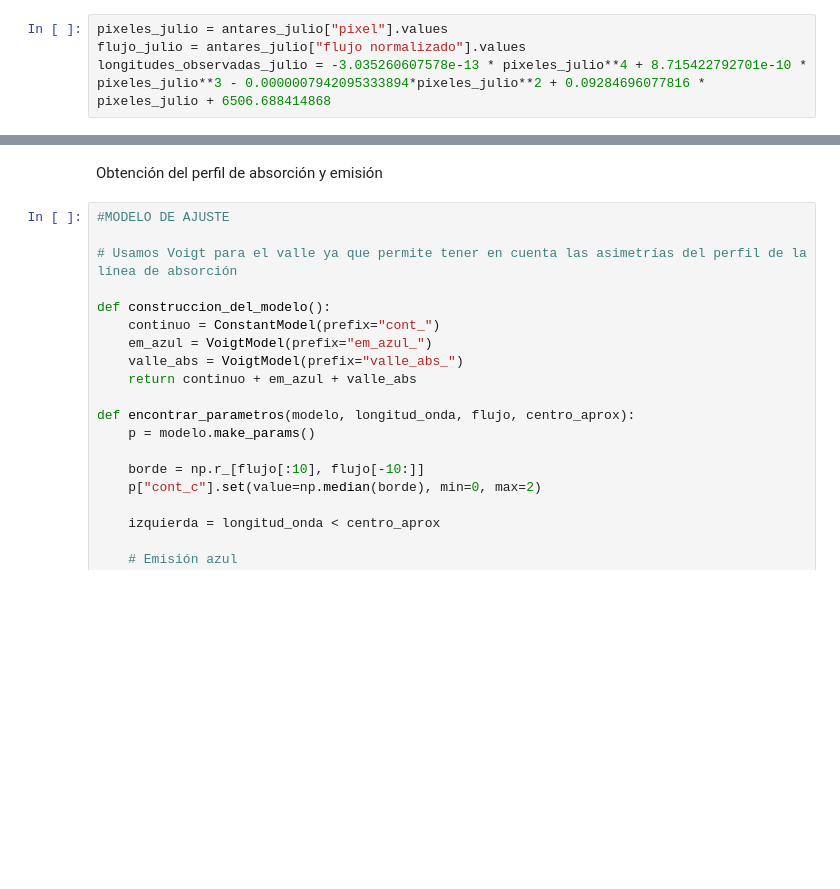
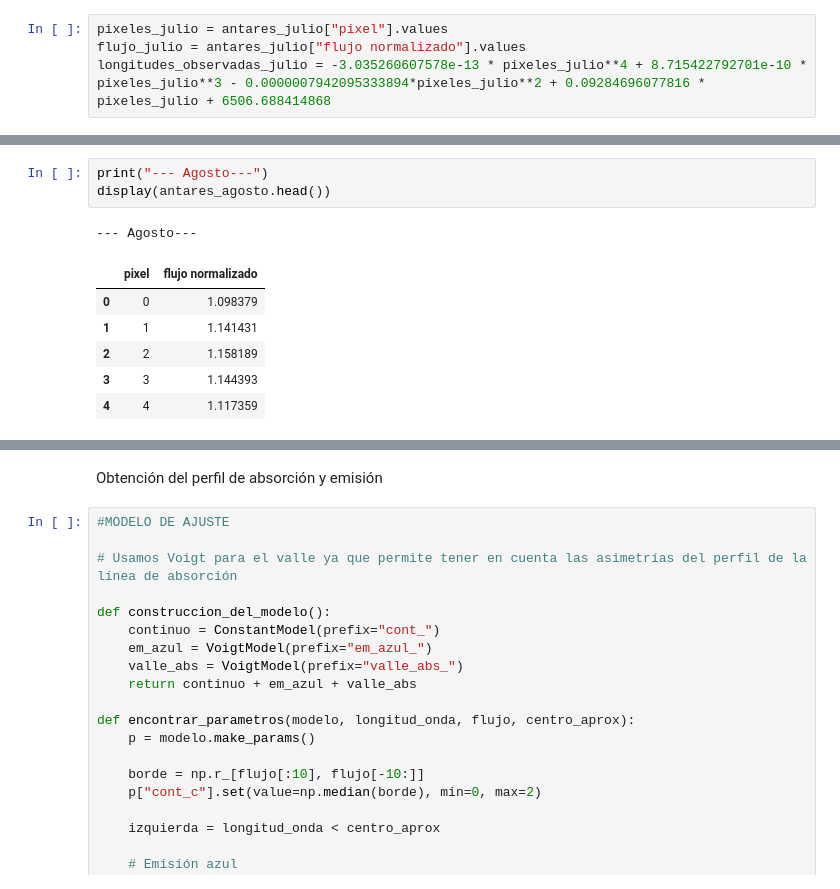
Before and after one commit to JessiDaniL/Tesis, a Jupyter notebook: Datos ESPARTACO/analisis_halpha_antares.ipynb, the cells around one changed output, grey strips where cells are left out. Cells and saved outputs as stored; diff of their text form; blank space fills up the shorter version.

```diff
--- a/Datos ESPARTACO/analisis_halpha_antares.ipynb
+++ b/Datos ESPARTACO/analisis_halpha_antares.ipynb
@@ -58,0 +65,11 @@ plt.show()
+# %%
+print("--- Agosto---")
+display(antares_agosto.head())
+# %% [output]
+--- Agosto---
+|  | pixel | flujo normalizado |
+| 0 | 0 | 1.098379 |
+| 1 | 1 | 1.141431 |
+| 2 | 2 | 1.158189 |
+| 3 | 3 | 1.144393 |
+| 4 | 4 | 1.117359 |
```
Also changed, not shown: parts of 9 cells of this notebook.
